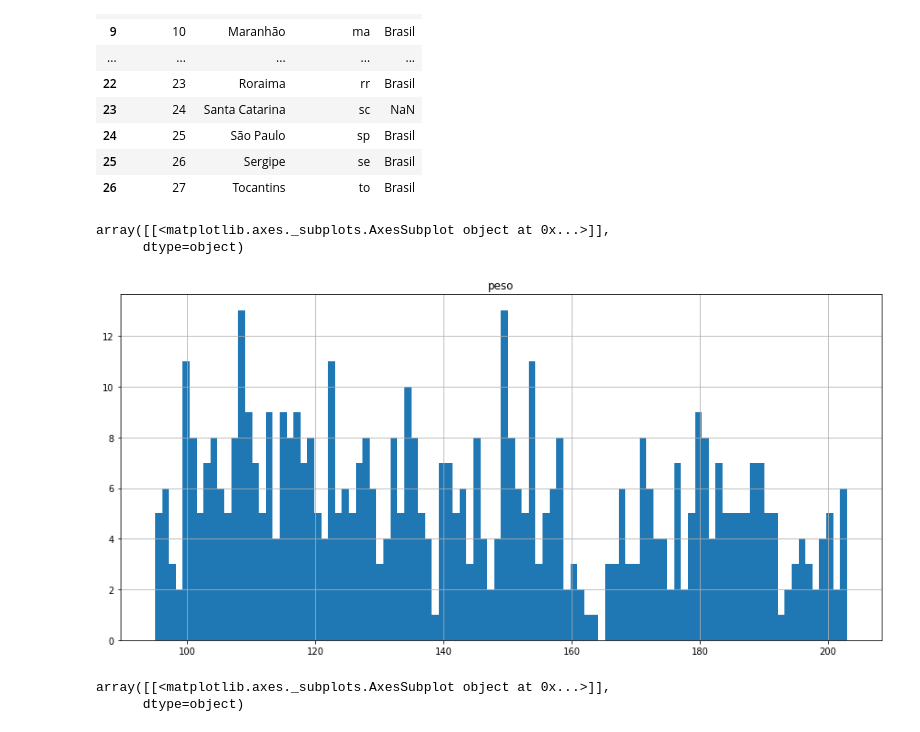
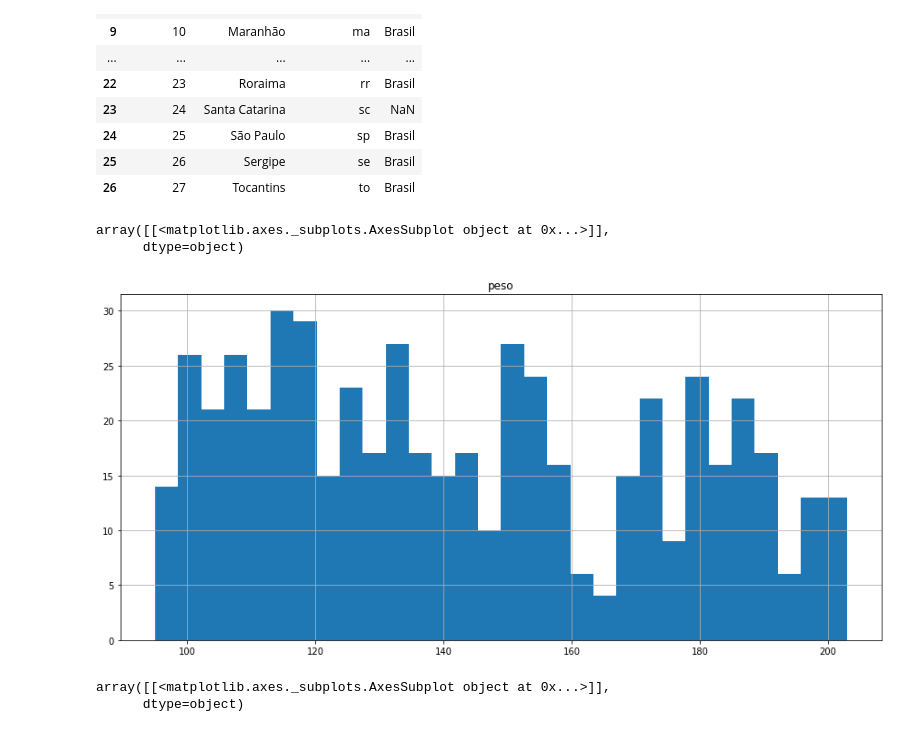
Before and after one commit to jotaperes/Bootcamp-IGTI---DataScience, a Jupyter notebook: K_means.ipynb, the cells around one changed output. Cells and saved outputs as stored; diff of their text form; code cells hidden in the pictures.

```diff
--- a/K_means.ipynb
+++ b/K_means.ipynb
@@ -98,5 +101,5 @@ Existem três formas de tratar o problema de se ter dados ausentes:
 1.   **Inclusão da mediana no lugar do *null***:
 # %%
 #Excluindo dados
-#clientes.dropna(subset=["peso"], inplace=True) #inplace = True significa que quer alterar os dados naquele dataframe
-#clientes.isna().sum()
+clientes.dropna(subset=["peso"], inplace=True) #inplace = True significa que quer alterar os dados naquele dataframe
+clientes.isna().sum()
@@ -121,18 +131,18 @@ estados
 | 25 | 26 | Sergipe | se | Brasil |
 | 26 | 27 | Tocantins | to | Brasil |
 # %%
-media = clientes.peso.mean()
-mediana = clientes.peso.median()
-media = round(media, 2) #arredondando o valor da média
+#media = clientes.peso.mean()
+#mediana = clientes.peso.median()
+#media = round(media, 2) #arredondando o valor da média
 # %%
 clientes.peso.fillna(media, inplace = True) #inserindo a média dentro dos valores ausentes
 estados.pais.fillna("Brasil", inplace = True) #inserindo "Brasil" nos valores ausentes
 # %%
-clientes.hist(column = 'peso', figsize=(15,7), bins=100)
+clientes.hist(column = 'peso', figsize=(15,7), bins=30)
 # %% [output]
 array([[<matplotlib.axes._subplots.AxesSubplot object at 0x...>]],
       dtype=object)
-[figure, old version]
+[figure, new version]
 # %%
 #criando um identificador para a variável gênero
 from sklearn.preprocessing import LabelEncoder
```
Also changed, not shown: parts of 20 cells of this notebook.
